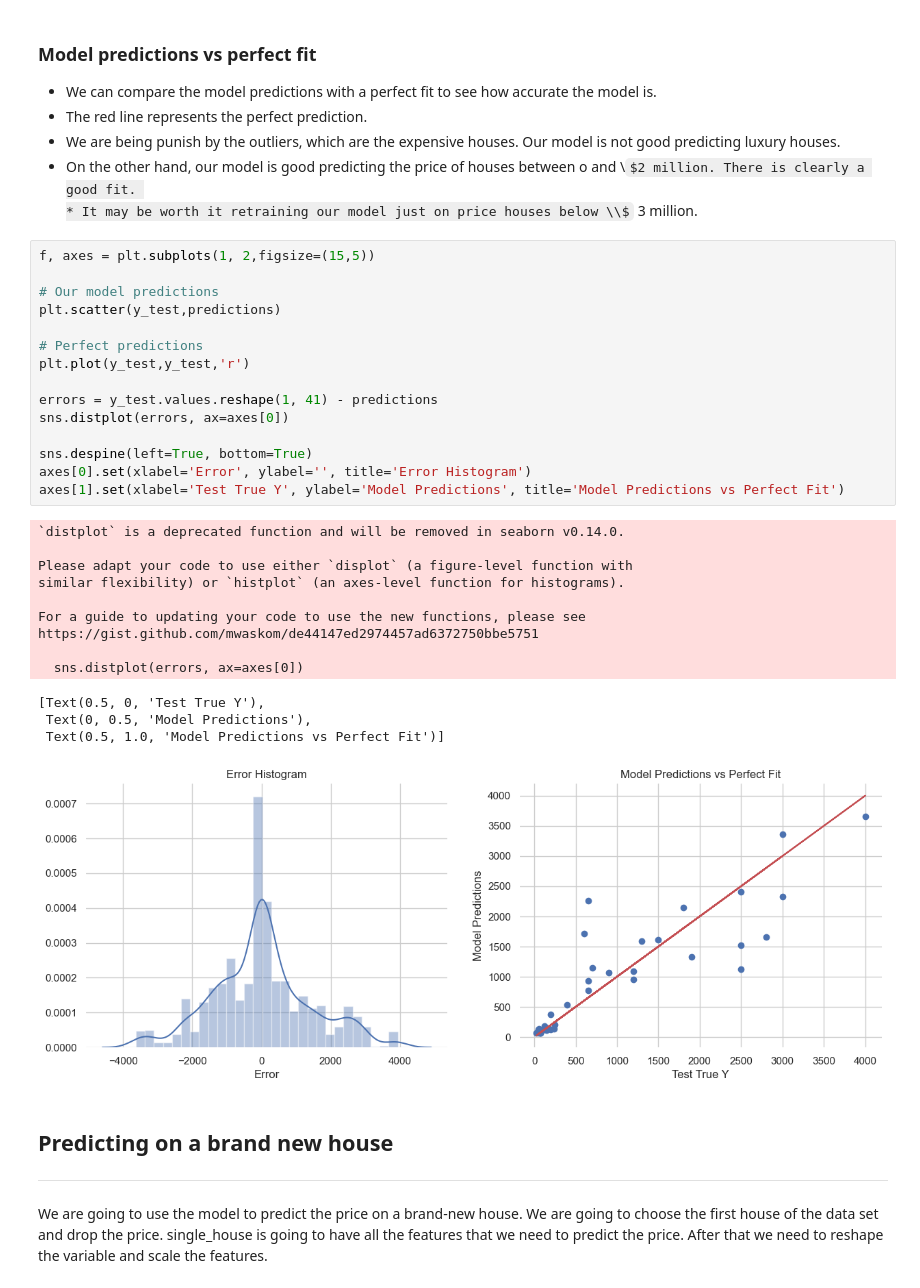
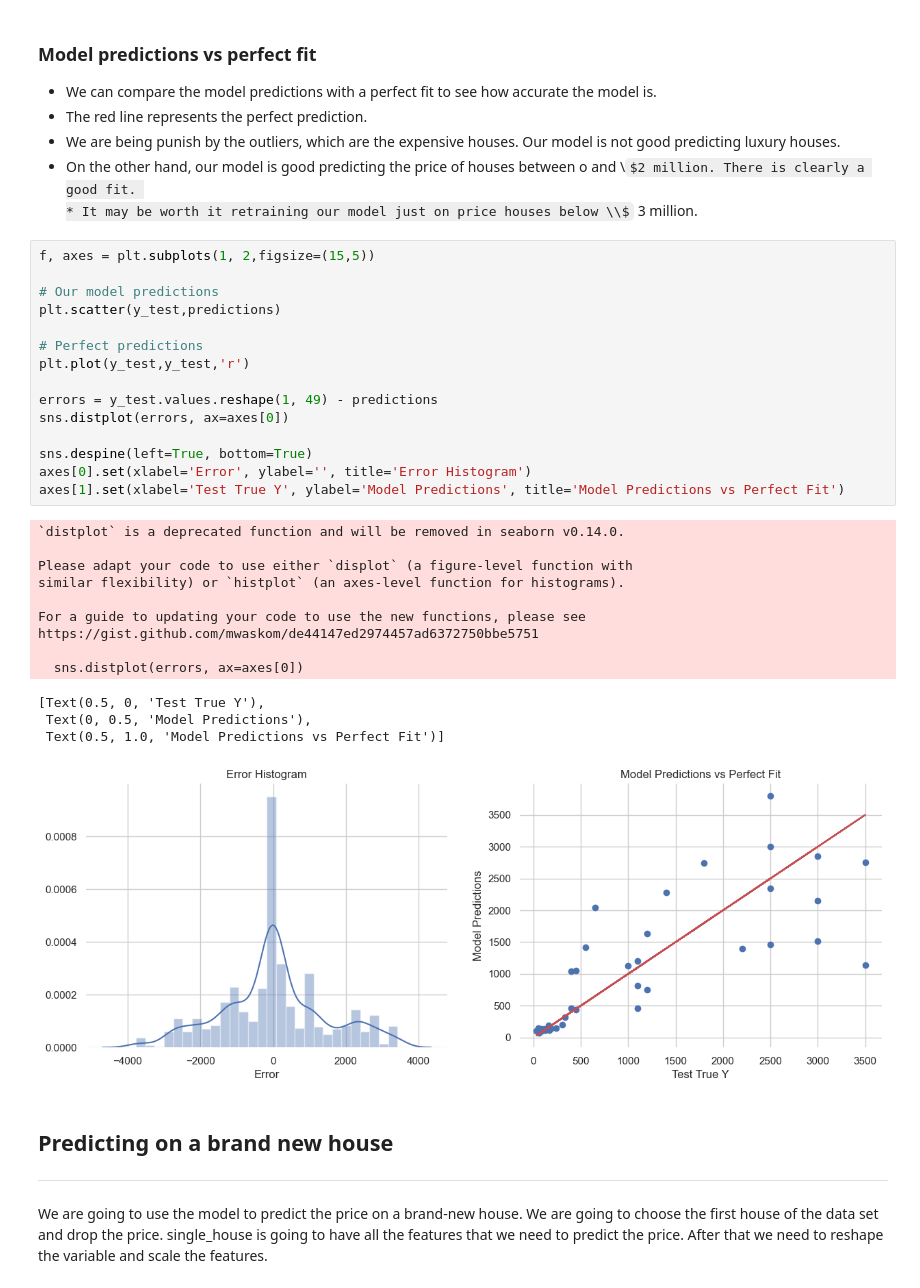
Before and after one commit to iamtatendakagande/irental, a Jupyter notebook: machine/harare/HarareNeuralNetworkModel.ipynb, the cells around one changed output. Saved outputs shown, nothing was run; the diff lists cells and outputs as text; some formulas as TeX source.

```diff
--- a/machine/harare/HarareNeuralNetworkModel.ipynb
+++ b/machine/harare/HarareNeuralNetworkModel.ipynb
@@ -500,32 +501,32 @@ Variance Regression Score:  0.787783286287536
 # %%
 f, axes = plt.subplots(1, 2,figsize=(15,5))
 
 # Our model predictions
 plt.scatter(y_test,predictions)
 
 # Perfect predictions
 plt.plot(y_test,y_test,'r')
 
-errors = y_test.values.reshape(1, 41) - predictions
+errors = y_test.values.reshape(1, 49) - predictions
 sns.distplot(errors, ax=axes[0])
 
 sns.despine(left=True, bottom=True)
 axes[0].set(xlabel='Error', ylabel='', title='Error Histogram')
 axes[1].set(xlabel='Test True Y', ylabel='Model Predictions', title='Model Predictions vs Perfect Fit')
 # %% [output]
 `distplot` is a deprecated function and will be removed in seaborn v0.14.0.
 
 Please adapt your code to use either `displot` (a figure-level function with
 similar flexibility) or `histplot` (an axes-level function for histograms).
 
 For a guide to updating your code to use the new functions, please see
 https://gist.github.com/mwaskom/de44147ed2974457ad6372750bbe5751
 
   sns.distplot(errors, ax=axes[0])
 [Text(0.5, 0, 'Test True Y'),
  Text(0, 0.5, 'Model Predictions'),
  Text(0.5, 1.0, 'Model Predictions vs Perfect Fit')]
-[figure, old version]
+[figure, new version]
 # %% [markdown]
 <a id="ch10"></a>
 ## Predicting on a brand new house
```
Also changed, not shown: parts of 17 cells of this notebook, 17 other files.
